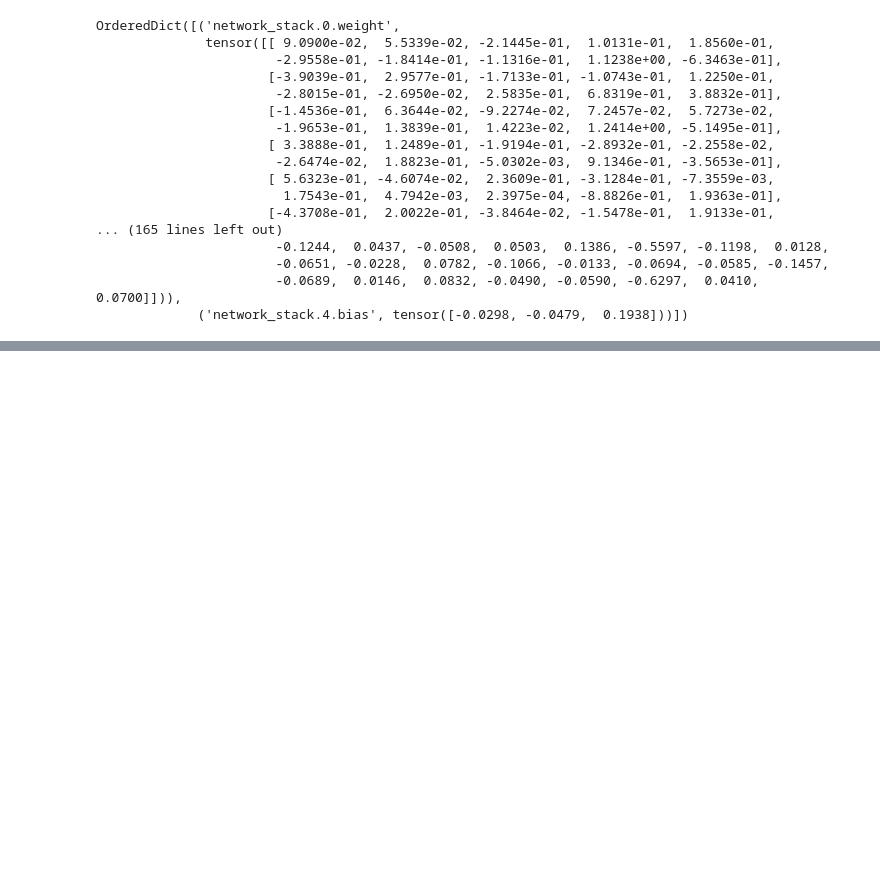
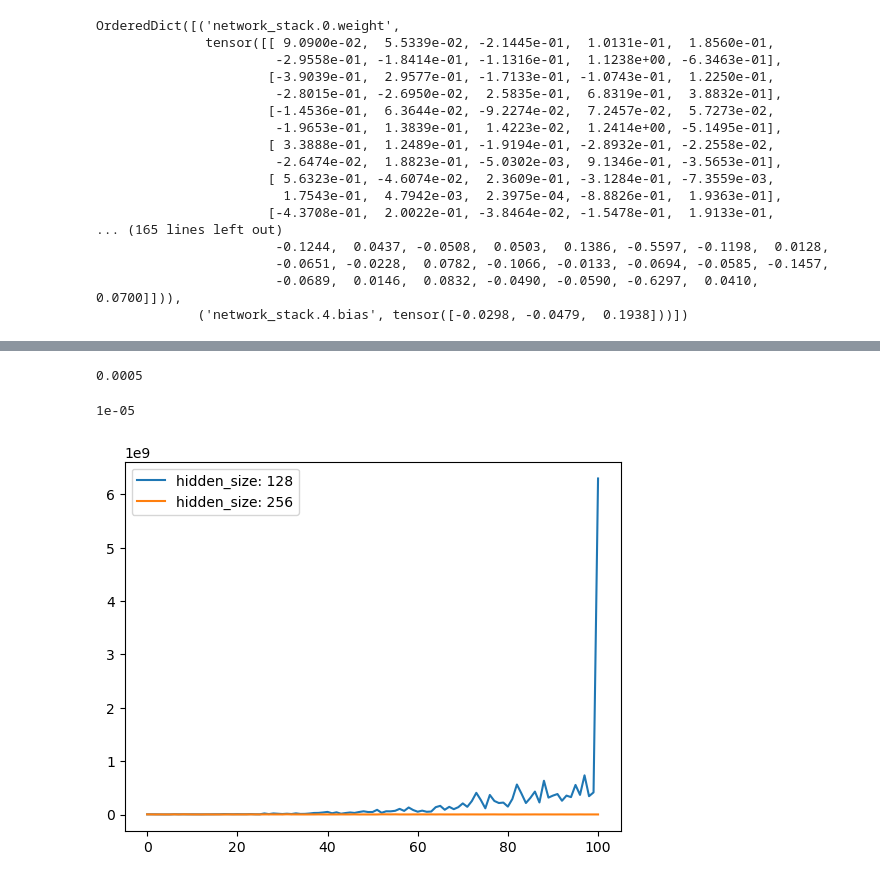
Before and after one commit to nickandbro/CS7643-Deep-RL-for-Finance, a Jupyter notebook: notebooks/setup_sandbox.ipynb, the cells around one changed output, grey strips where cells are left out. Saved outputs shown, nothing was run; the diff lists cells and outputs as text; code cells hidden in the pictures; blank space fills up the shorter version.

```diff
--- a/notebooks/setup_sandbox.ipynb
+++ b/notebooks/setup_sandbox.ipynb
@@ -809,0 +824,14 @@ OrderedDict([('network_stack.0.weight',
+# %%
+5e-4
+# %% [output]
+0.0005
+# %%
+1e-5
+# %% [output]
+1e-05
+# %%
+df = pd.read_csv("/Users/taylorlast/OMSCS/DL/CS7643-Deep-RL-for-Finance/results/simple_stock_env/archive/portfolio_value_train_128hidden_layer.csv")
+df_2 = pd.read_csv("/Users/taylorlast/OMSCS/DL/CS7643-Deep-RL-for-Finance/results/simple_stock_env/archive/portfolio_value_train_256_hidden_layer.csv")
+# %%
+df.columns = ["ind", "value"]
+df_2.columns = ["ind", "value"]
@@ -809,0 +840,8 @@ OrderedDict([('network_stack.0.weight',
+# %%
+plt.figure()
+plt.plot(df["value"], label="hidden_size: 128")
+plt.plot(df_2["value"], label="hidden_size: 256")
+plt.legend()
+plt.savefig("/Users/taylorlast/OMSCS/DL/CS7643-Deep-RL-for-Finance/results/hidden_size_comparison.png")
+# %% [output]
+[figure, added]
```
Also changed, not shown: parts of 5 cells of this notebook, 46 other files.
